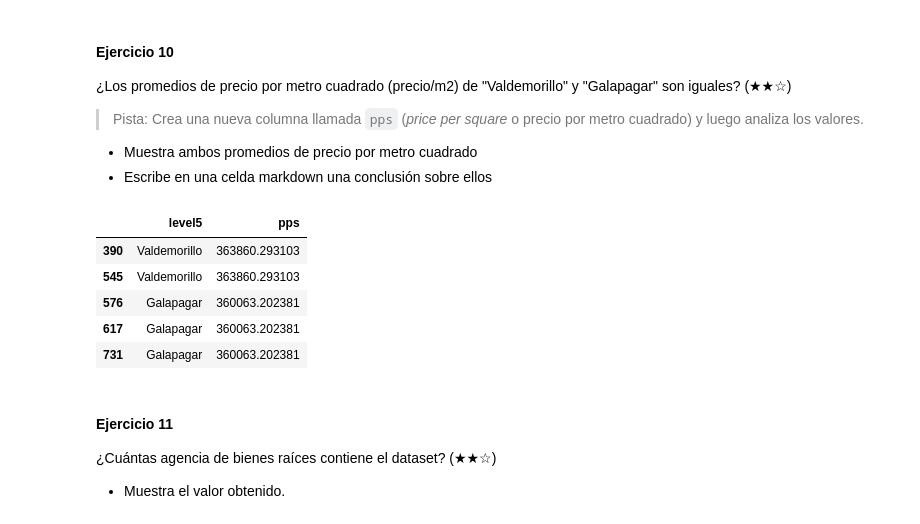
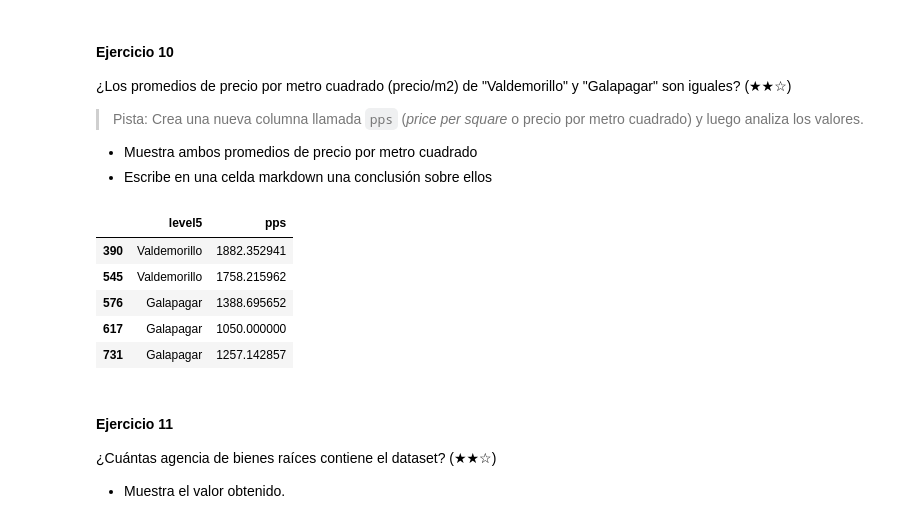
Before and after one commit to 4GeeksAcademy/Antonio27M-proyecto001-pandas, a Jupyter notebook: 02-project-pandas-real-state (1).ipynb, the cells around one changed output. Drawn from its saved outputs; the diff is of its cells as text; code cells hidden in the pictures.

```diff
--- a/02-project-pandas-real-state (1).ipynb
+++ b/02-project-pandas-real-state (1).ipynb
@@ -193,17 +192,17 @@ No entiendo porque me esta reflejando un solo valor.
 - Muestra ambos promedios de precio por metro cuadrado
 - Escribe en una celda markdown una conclusión sobre ellos
 # %%
-df['pps'] = df.groupby('level5')['price'].transform('mean')
+df['pps'] = df.apply(lambda x: x["price"] / x["surface"], axis=1)
 ciudades = df['level5'].isin(["Valdemorillo", "Galapagar"])
 df_ciudades = df.loc[ciudades]
 df_ciudades[["level5", "pps"]].head(5)
 # %% [output]
 |  | level5 | pps |
-| 390 | Valdemorillo | 363860.293103 |
-| 545 | Valdemorillo | 363860.293103 |
-| 576 | Galapagar | 360063.202381 |
-| 617 | Galapagar | 360063.202381 |
-| 731 | Galapagar | 360063.202381 |
+| 390 | Valdemorillo | 1882.352941 |
+| 545 | Valdemorillo | 1758.215962 |
+| 576 | Galapagar | 1388.695652 |
+| 617 | Galapagar | 1050.000000 |
+| 731 | Galapagar | 1257.142857 |
 # %% [markdown]
 #### Ejercicio 11
 
```
Also changed, not shown: parts of 6 cells of this notebook.
